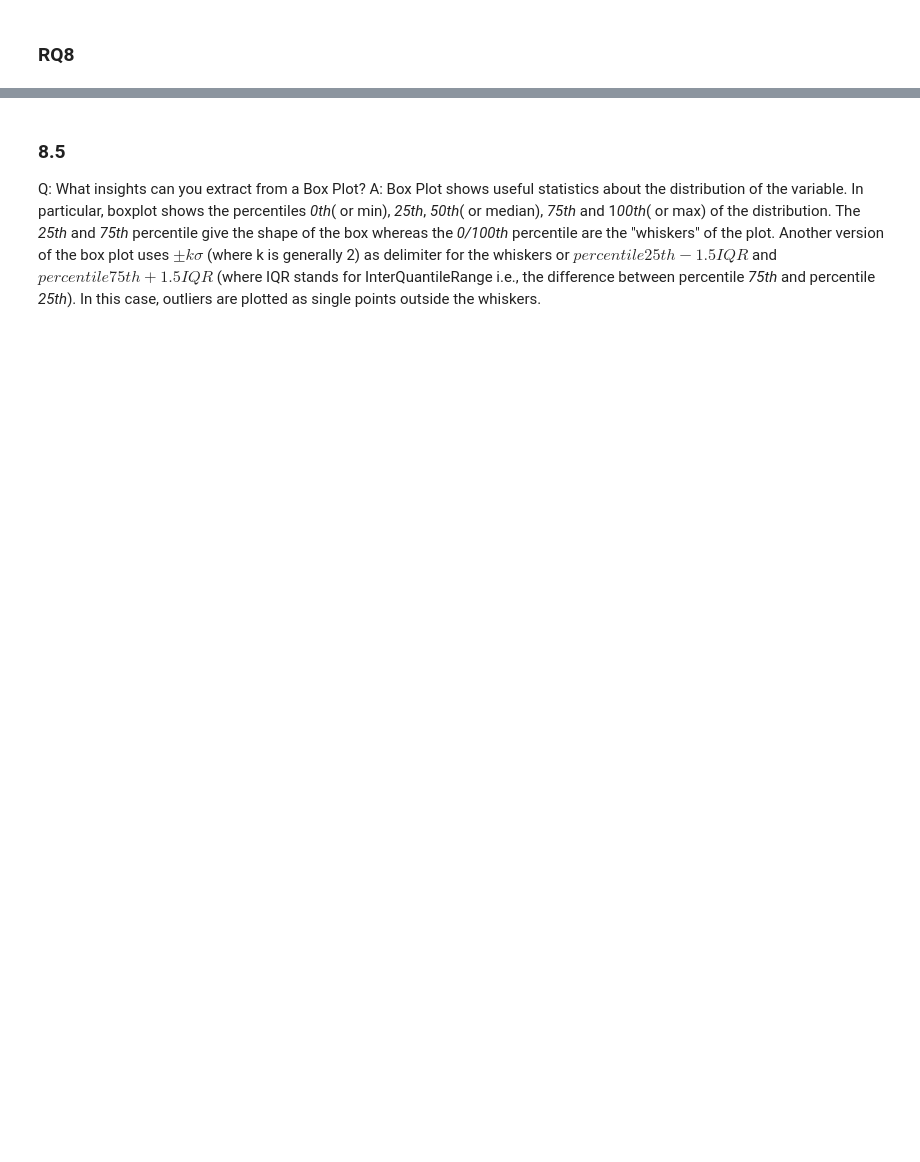
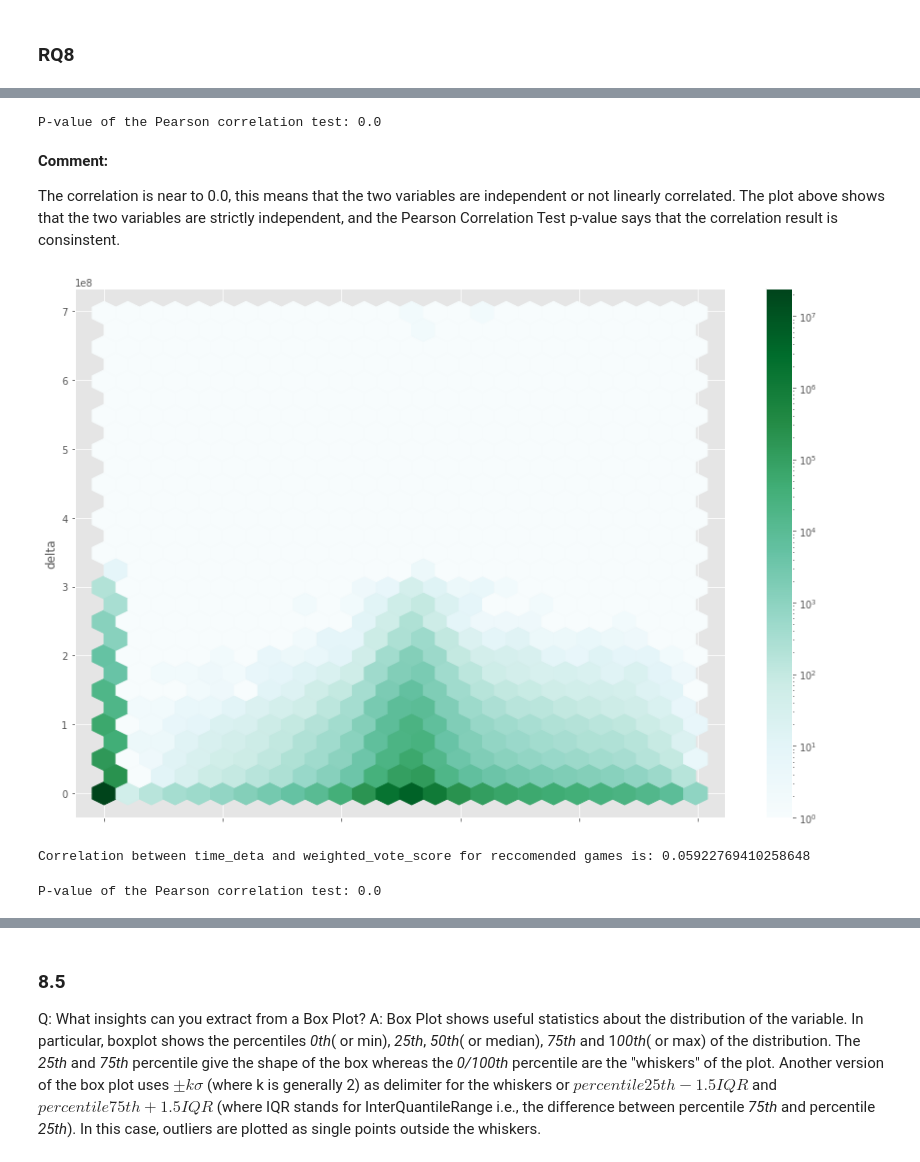
Before and after one commit to alessiobar/ADM_HW2, a Jupyter notebook: main.ipynb, the cells around one changed output, grey strips where cells are left out. Drawn from its saved outputs; the diff is of its cells as text; code cells hidden in the pictures; blank space fills up the shorter version.

```diff
--- a/main.ipynb
+++ b/main.ipynb
@@ -1416,0 +1433,14 @@ del data_8_2
+# %%
+#Alternatively, we can run the Pearson Correlation Test
+from scipy.stats import pearsonr
+pear_test = pearsonr(
+    data_8_2['weighted_vote_score'],
+    data_8_2['delta']
+    )
+print('P-value of the Pearson correlation test:', pear_test[1])
+# %% [output]
+P-value of the Pearson correlation test: 0.0
+# %% [markdown]
+**Comment:**
+
+The correlation is near to 0.0, this means that the two variables are independent or not linearly correlated. The plot above shows that the two variables are strictly independent, and the Pearson Correlation Test p-value says that the correlation result is consinstent.
@@ -1416,0 +1465,26 @@ del data_8_2
+# %%
+# CORRELATIONS AND PLOTS
+
+# RECOMMENDED PLOT - HEXBIN PLOT WITH LOG TRANSOFRMATION FOR EACH BIN
+ax = data_8_3_rec.plot.hexbin(x='weighted_vote_score', y='delta', gridsize=25,
+                     reduce_C_function=np.sum,
+                     bins='log',
+                     figsize=(15,10))
+plt.show()
+# %% [output]
+[figure, added]
+# %%
+# RECOMMENDED CORRELATION
+corr_rec = data_8_3_rec['weighted_vote_score'].corr(data_8_3_rec['delta'])
+print(f'Correlation between time_deta and weighted_vote_score for reccomended games is: {corr_rec}')
+# %% [output]
+Correlation between time_deta and weighted_vote_score for reccomended games is: 0.05922769410258648
+# %%
+#Alternatively, we can run the Pearson Correlation Test
+pear_test_rec = pearsonr(
+    data_8_3_rec['weighted_vote_score'],
+    data_8_3_rec['delta']
+    )
+print('P-value of the Pearson correlation test:', pear_test_rec[1])
+# %% [output]
+P-value of the Pearson correlation test: 0.0
```
Also changed, not shown: parts of 81 cells of this notebook.
